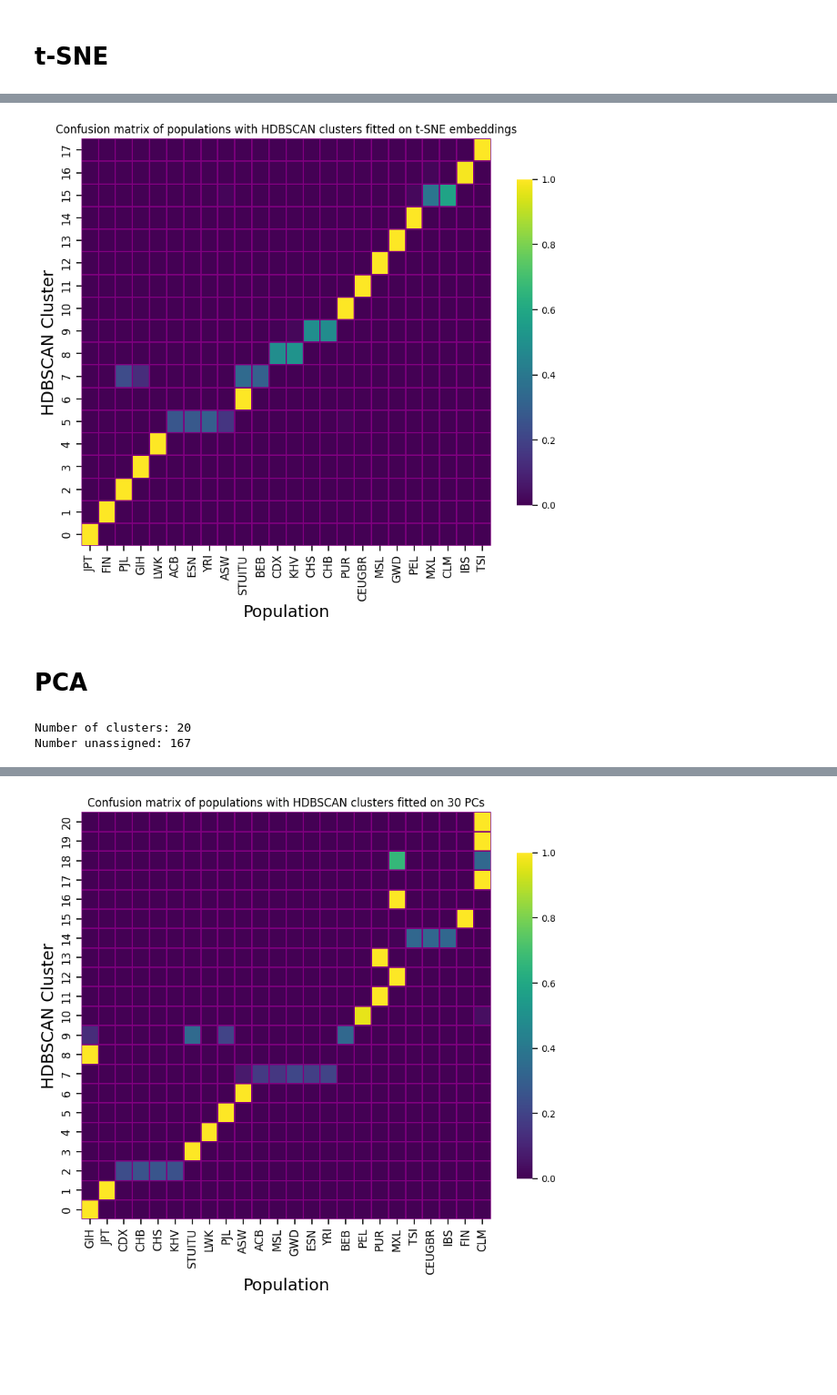
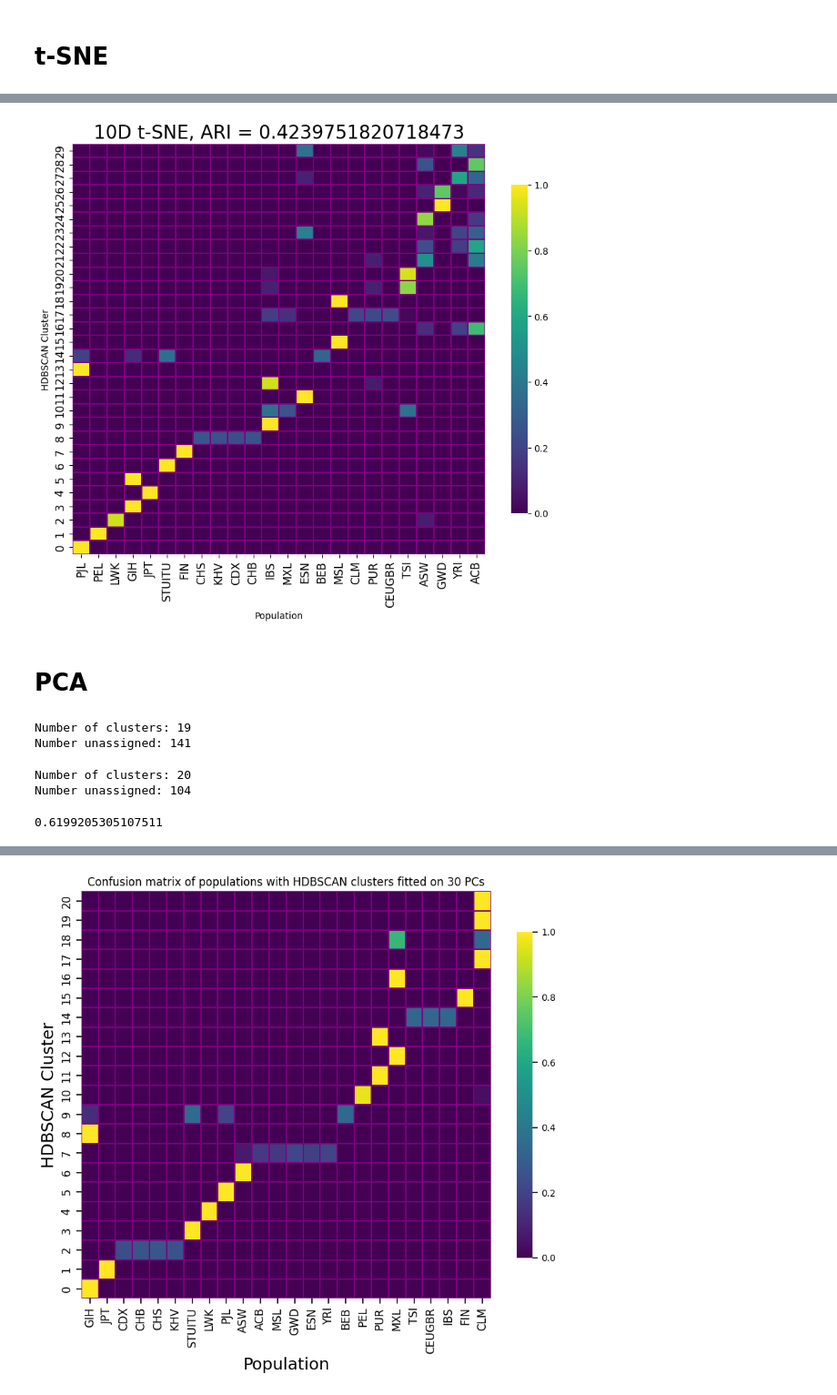
Before and after one commit to latent-reasoning-works/manylatents, a Jupyter notebook: notebooks/phate_1000G_HDBSCAN.ipynb, the cells around one changed output, grey strips where cells are left out. Shown: that part at 91% size. Saved outputs shown, nothing was run; the diff lists cells and outputs as text; code cells hidden in the pictures; blank space fills up the shorter version.

```diff
--- a/notebooks/phate_1000G_HDBSCAN.ipynb
+++ b/notebooks/phate_1000G_HDBSCAN.ipynb
@@ -123,12 +186,18 @@ plt.show()
 # %% [markdown]
 # t-SNE
 # %%
-tsne_op = TSNE(n_components=10, perplexity=20, n_iter=1000, method='exact',random_state=42) # , method='exact'
+tsne_op = TSNE(n_components=10, perplexity=20, n_iter=800,random_state=42, method='exact') # , method='exact'
 tsne_embedding = tsne_op.fit_transform(pca_input)
 # %%
 # hdbscan parameters
-min_points = 4 # 25
-eps = 0.3
+min_points = 2 # 25
+eps = 1.7
 min_samples = None
 metric = 'euclidean'
 alpha = 1.0
+# %%
+# OR use sklearn
+clusterer = sklearn.cluster.HDBSCAN(min_cluster_size=min_points, cluster_selection_epsilon=eps)
+clusterer.fit(tsne_embedding)
+print('Number of clusters:', str(max(clusterer.labels_)))
+print('Number unassigned:', str(np.sum(clusterer.labels_ == -1)))
@@ -135,6 +207,7 @@ alpha = 1.0
 # %%
 # use hdbscan package
 clusterer = hdbscan.HDBSCAN(min_cluster_size=min_points,min_samples=min_samples, alpha = alpha,
+                            gen_min_span_tree=True,leaf_size=2,
                             cluster_selection_epsilon=eps, metric = metric)
 clusterer.fit(tsne_embedding)
 print('Number of clusters:', str(max(clusterer.labels_)))
@@ -160,22 +239,22 @@ proportions = proportions[ordered_populations]
 # %%
 
 plt.figure(figsize=(10, 8))
 heatmap = sns.heatmap(proportions, cmap='viridis', annot=False,linewidths=0.05, linecolor='purple',
                       cbar_kws={'shrink': 0.8})
 heatmap.invert_yaxis()
 plt.xlabel('Population')
 plt.ylabel('HDBSCAN Cluster')
 heatmap.set_xticklabels(heatmap.get_xticklabels(), rotation=90, fontsize=12)
 heatmap.set_yticklabels(heatmap.get_yticklabels(), fontsize=12)
-plt.title('Confusion matrix of populations with HDBSCAN clusters fitted on t-SNE embeddings', fontsize=12)
+plt.title(f'10D t-SNE, ARI = {ari_score_tSNE}', fontsize=20)
 
 # Adjust the color bar tick labels font size
 cbar = heatmap.collections[0].colorbar
 cbar.ax.tick_params(labelsize=10)
 plt.show()
 # plt.savefig(Figure_PATH +'1000G_HDBSCAN_population.pdf', bbox_inches = 'tight')
 # %% [output]
-[figure, old version]
+[figure, new version]
 # %% [markdown]
 # PCA
 # %%
@@ -191,13 +270,29 @@ alpha = 1.8
 # %%
 # use hdbscan package
 clusterer = hdbscan.HDBSCAN(min_cluster_size=min_points,min_samples=min_samples, alpha = alpha,
+                            gen_min_span_tree=True,leaf_size=2,
                             cluster_selection_epsilon=eps, metric = metric)
 clusterer.fit(pca_embedding)
 print('Number of clusters:', str(max(clusterer.labels_)))
 print('Number unassigned:', str(np.sum(clusterer.labels_ == -1)))
 # %% [output]
-Number of clusters: 20
-Number unassigned: 167
+Number of clusters: 19
+Number unassigned: 141
+# %%
+# OR use sklearn
+clusterer = sklearn.cluster.HDBSCAN(min_cluster_size=min_points, cluster_selection_epsilon=eps)
+clusterer.fit(pca_embedding)
+print('Number of clusters:', str(max(clusterer.labels_)))
+print('Number unassigned:', str(np.sum(clusterer.labels_ == -1)))
+# %% [output]
+Number of clusters: 20
+Number unassigned: 104
+# %%
+# Calculate the ARI
+ari_score_PCA = adjusted_rand_score(label_with_names, clusterer.labels_)
+ari_score_PCA
+# %% [output]
+0.6199205305107511
 # %%
 df = pd.DataFrame(columns=['HDBSCAN Cluster', 'Population'])
 df['HDBSCAN Cluster'] = clusterer.labels_
```
Also changed, not shown: parts of 20 cells of this notebook.
